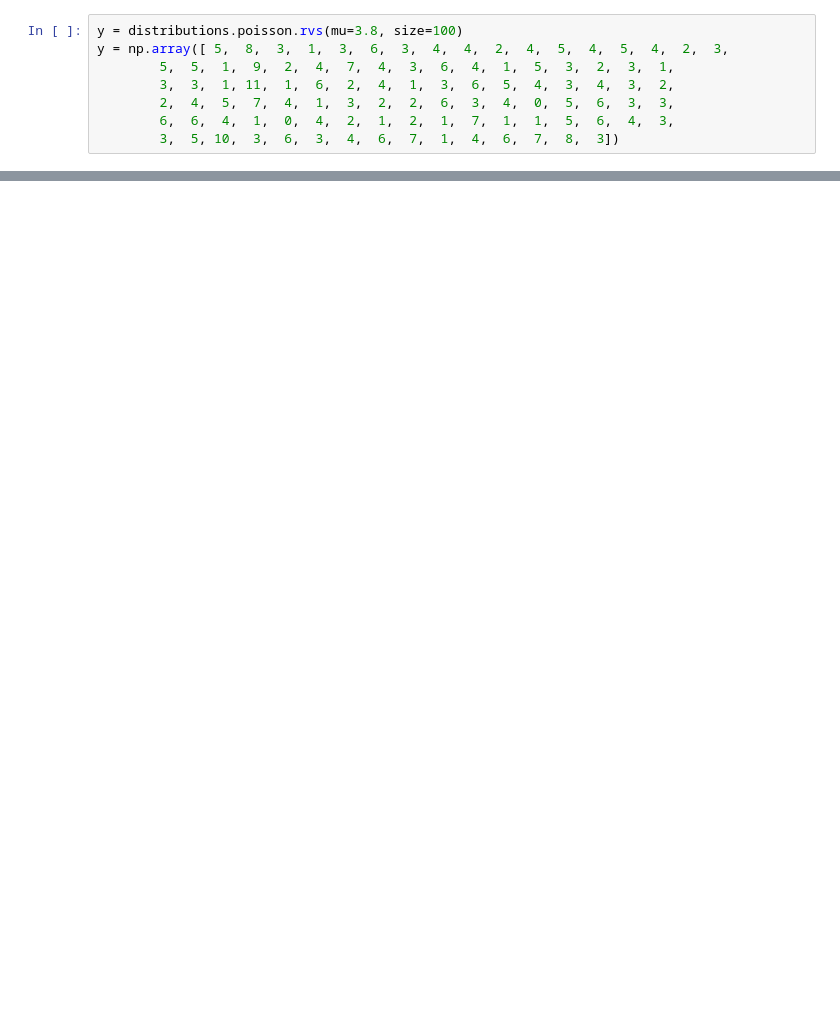
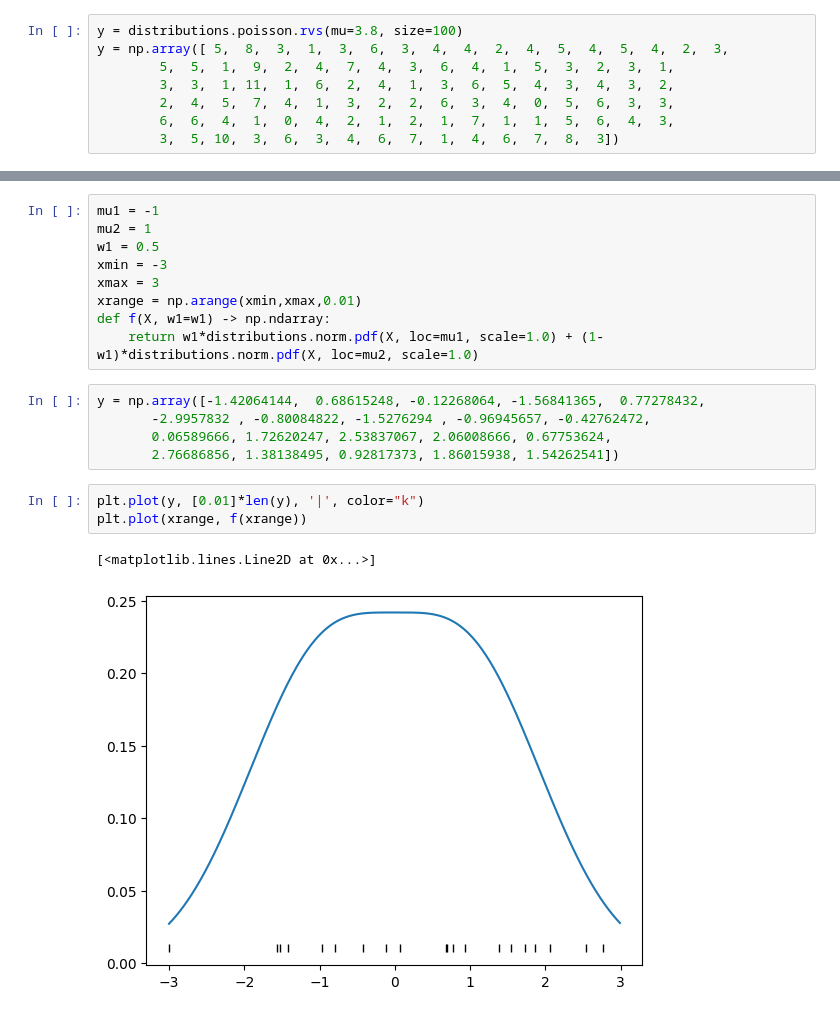
Before and after one commit to btbyrnes/bnp, a Jupyter notebook: test_notebooks/mh_prototype.ipynb, the cells around one changed output, grey strips where cells are left out. Saved outputs shown, nothing was run; the diff lists cells and outputs as text; blank space fills up the shorter version.

```diff
--- a/test_notebooks/mh_prototype.ipynb
+++ b/test_notebooks/mh_prototype.ipynb
@@ -68,0 +77,20 @@ for i in range(n_parameters):
+# %%
+mu1 = -1
+mu2 = 1
+w1 = 0.5
+xmin = -3
+xmax = 3
+xrange = np.arange(xmin,xmax,0.01)
+def f(X, w1=w1) -> np.ndarray:
+    return w1*distributions.norm.pdf(X, loc=mu1, scale=1.0) + (1-w1)*distributions.norm.pdf(X, loc=mu2, scale=1.0)
+# %%
+y = np.array([-1.42064144,  0.68615248, -0.12268064, -1.56841365,  0.77278432,
+       -2.9957832 , -0.80084822, -1.5276294 , -0.96945657, -0.42762472,
+       0.06589666, 1.72620247, 2.53837067, 2.06008666, 0.67753624,
+       2.76686856, 1.38138495, 0.92817373, 1.86015938, 1.54262541])
+# %%
+plt.plot(y, [0.01]*len(y), '|', color="k")
+plt.plot(xrange, f(xrange))
+# %% [output]
+[<matplotlib.lines.Line2D at 0x...>]
+[figure, added]
```
Also changed, not shown: parts of 16 cells of this notebook, 23 other files.
